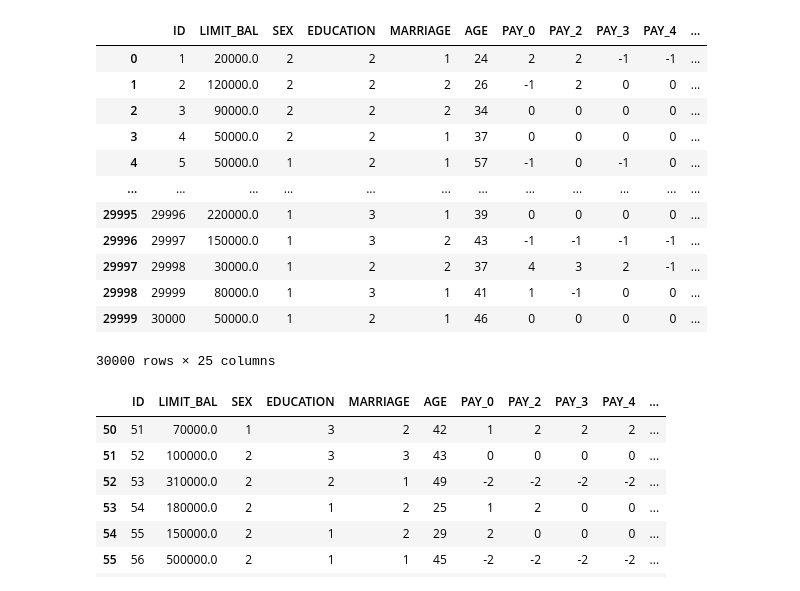
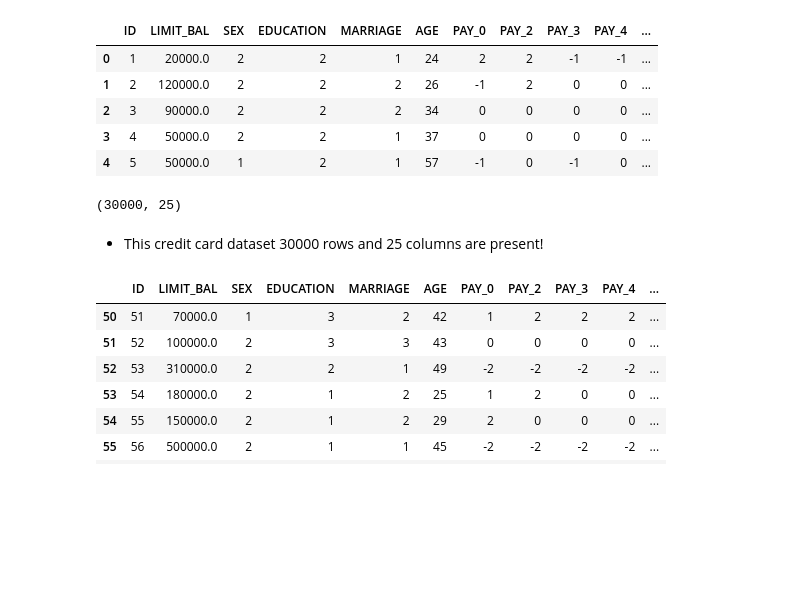
Before and after one commit to Ram-Dev7/credit-card-fraud-detection, a Jupyter notebook: credit_card.ipynb, the cells around one changed output. Saved outputs shown, nothing was run; the diff lists cells and outputs as text; code cells hidden in the pictures; blank space fills up the shorter version.

```diff
--- a/credit_card.ipynb
+++ b/credit_card.ipynb
@@ -7,21 +7,21 @@ import warnings as crdcd_fdwrin
 crdcd_fdwrin.filterwarnings("ignore")
 # %%
 crdcd_fd = crdcd_fdpps.read_csv('UCI_Credit_Card.csv')
-crdcd_fd
+crdcd_fdpps.set_option('display.max_columns', None)
+crdcd_fd.head()
 # %% [output]
 |  | ID | LIMIT_BAL | SEX | EDUCATION | MARRIAGE | AGE | PAY_0 | PAY_2 | PAY_3 | PAY_4 | ... |
 | 0 | 1 | 20000.0 | 2 | 2 | 1 | 24 | 2 | 2 | -1 | -1 | ... |
 | 1 | 2 | 120000.0 | 2 | 2 | 2 | 26 | -1 | 2 | 0 | 0 | ... |
 | 2 | 3 | 90000.0 | 2 | 2 | 2 | 34 | 0 | 0 | 0 | 0 | ... |
 | 3 | 4 | 50000.0 | 2 | 2 | 1 | 37 | 0 | 0 | 0 | 0 | ... |
 | 4 | 5 | 50000.0 | 1 | 2 | 1 | 57 | -1 | 0 | -1 | 0 | ... |
-| ... | ... | ... | ... | ... | ... | ... | ... | ... | ... | ... | ... |
-| 29995 | 29996 | 220000.0 | 1 | 3 | 1 | 39 | 0 | 0 | 0 | 0 | ... |
-| 29996 | 29997 | 150000.0 | 1 | 3 | 2 | 43 | -1 | -1 | -1 | -1 | ... |
-| 29997 | 29998 | 30000.0 | 1 | 2 | 2 | 37 | 4 | 3 | 2 | -1 | ... |
-| 29998 | 29999 | 80000.0 | 1 | 3 | 1 | 41 | 1 | -1 | 0 | 0 | ... |
-| 29999 | 30000 | 50000.0 | 1 | 2 | 1 | 46 | 0 | 0 | 0 | 0 | ... |
-30000 rows × 25 columns
+# %%
+crdcd_fd.shape
+# %% [output]
+(30000, 25)
+# %% [markdown]
+* This credit card dataset 30000 rows and 25 columns are present!
 # %%
 crdcd_fd[50:75]
 # %% [output]
```
Also changed, not shown: parts of 26 cells of this notebook.
